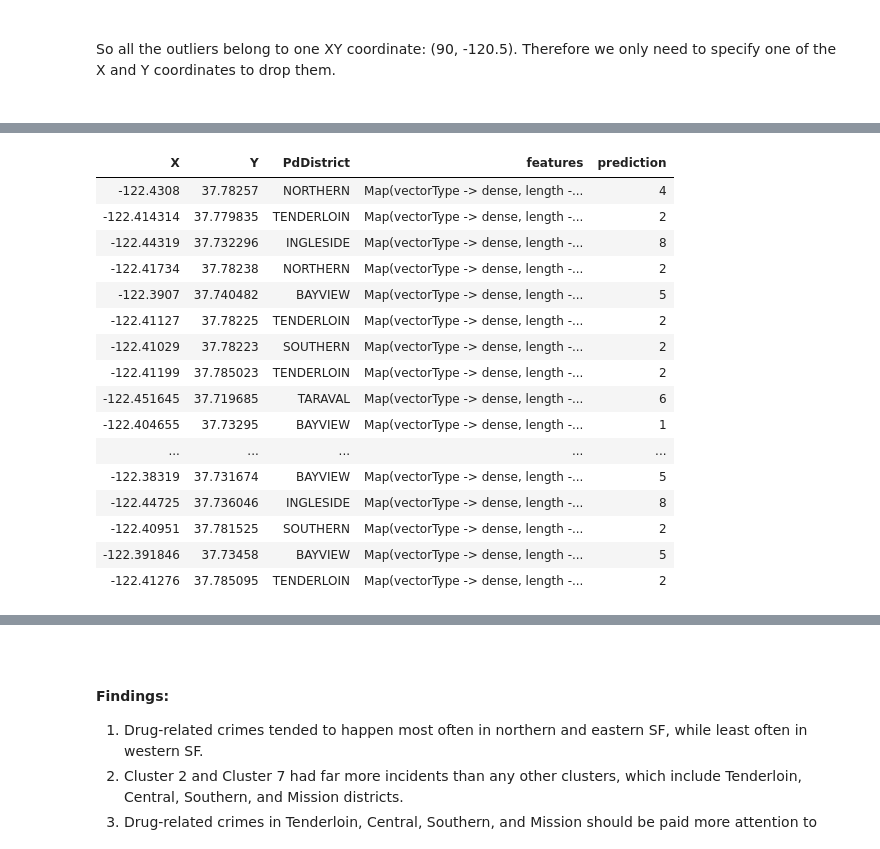
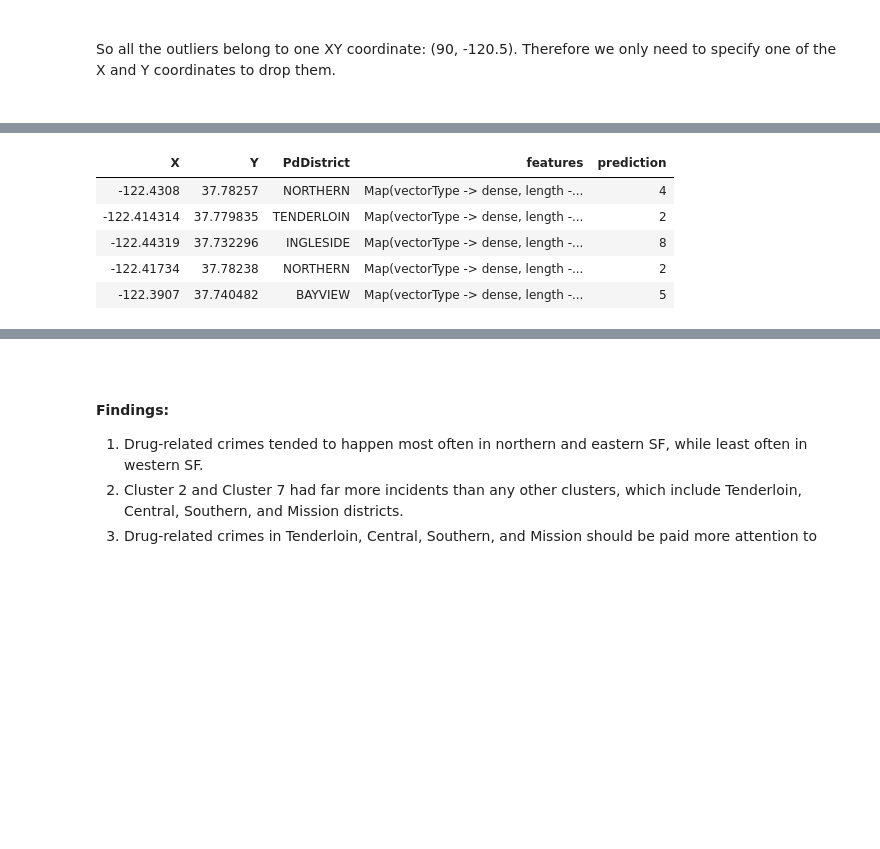
Before and after one commit to llfthu/SF-crime-analysis, a Jupyter notebook: SF_crime_analysis.ipynb, the cells around one changed output, grey strips where cells are left out. Cells and saved outputs as stored; diff of their text form; code cells hidden in the pictures; blank space fills up the shorter version.

```diff
--- a/SF_crime_analysis.ipynb
+++ b/SF_crime_analysis.ipynb
@@ -512,25 +489,14 @@ model.summary.trainingCost # within-cluster sum-of-squares
 [interactive output not drawn]
 # %%
 transformed = model.transform(df_drug)
-display(transformed.limit(20))
+display(transformed.limit(5))
 # %% [output]
 | X | Y | PdDistrict | features | prediction |
 | -122.4308 | 37.78257 | NORTHERN | Map(vectorType -> dense, length -... | 4 |
 | -122.414314 | 37.779835 | TENDERLOIN | Map(vectorType -> dense, length -... | 2 |
 | -122.44319 | 37.732296 | INGLESIDE | Map(vectorType -> dense, length -... | 8 |
 | -122.41734 | 37.78238 | NORTHERN | Map(vectorType -> dense, length -... | 2 |
 | -122.3907 | 37.740482 | BAYVIEW | Map(vectorType -> dense, length -... | 5 |
-| -122.41127 | 37.78225 | TENDERLOIN | Map(vectorType -> dense, length -... | 2 |
-| -122.41029 | 37.78223 | SOUTHERN | Map(vectorType -> dense, length -... | 2 |
-| -122.41199 | 37.785023 | TENDERLOIN | Map(vectorType -> dense, length -... | 2 |
-| -122.451645 | 37.719685 | TARAVAL | Map(vectorType -> dense, length -... | 6 |
-| -122.404655 | 37.73295 | BAYVIEW | Map(vectorType -> dense, length -... | 1 |
-| ... | ... | ... | ... | ... |
-| -122.38319 | 37.731674 | BAYVIEW | Map(vectorType -> dense, length -... | 5 |
-| -122.44725 | 37.736046 | INGLESIDE | Map(vectorType -> dense, length -... | 8 |
-| -122.40951 | 37.781525 | SOUTHERN | Map(vectorType -> dense, length -... | 2 |
-| -122.391846 | 37.73458 | BAYVIEW | Map(vectorType -> dense, length -... | 5 |
-| -122.41276 | 37.785095 | TENDERLOIN | Map(vectorType -> dense, length -... | 2 |
 # %%
 df_transformed = transformed.select('X', 'Y', 'PdDistrict', 'prediction').toPandas()
 df_transformed
```
Also changed, not shown: parts of 13 cells of this notebook.
